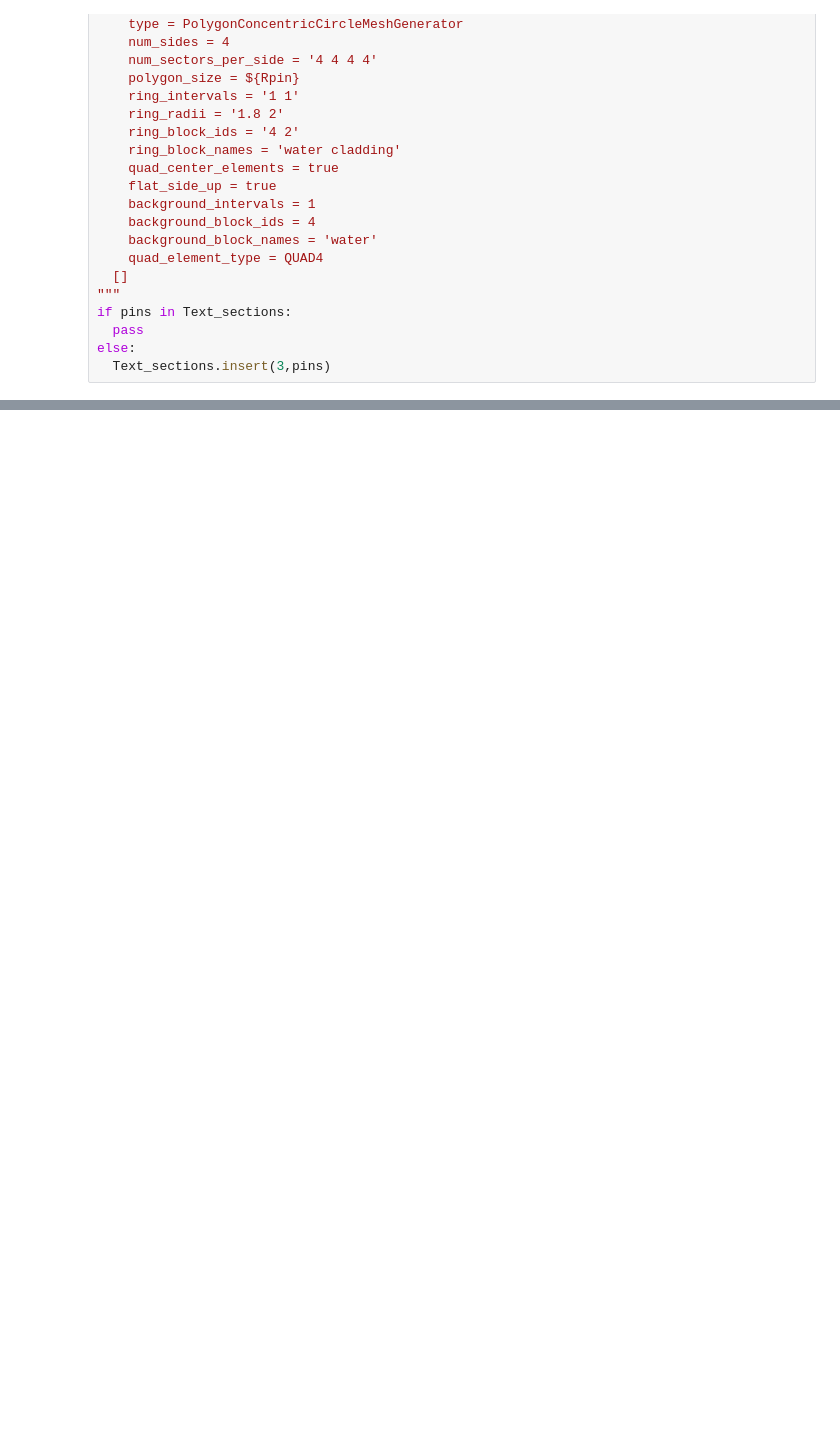
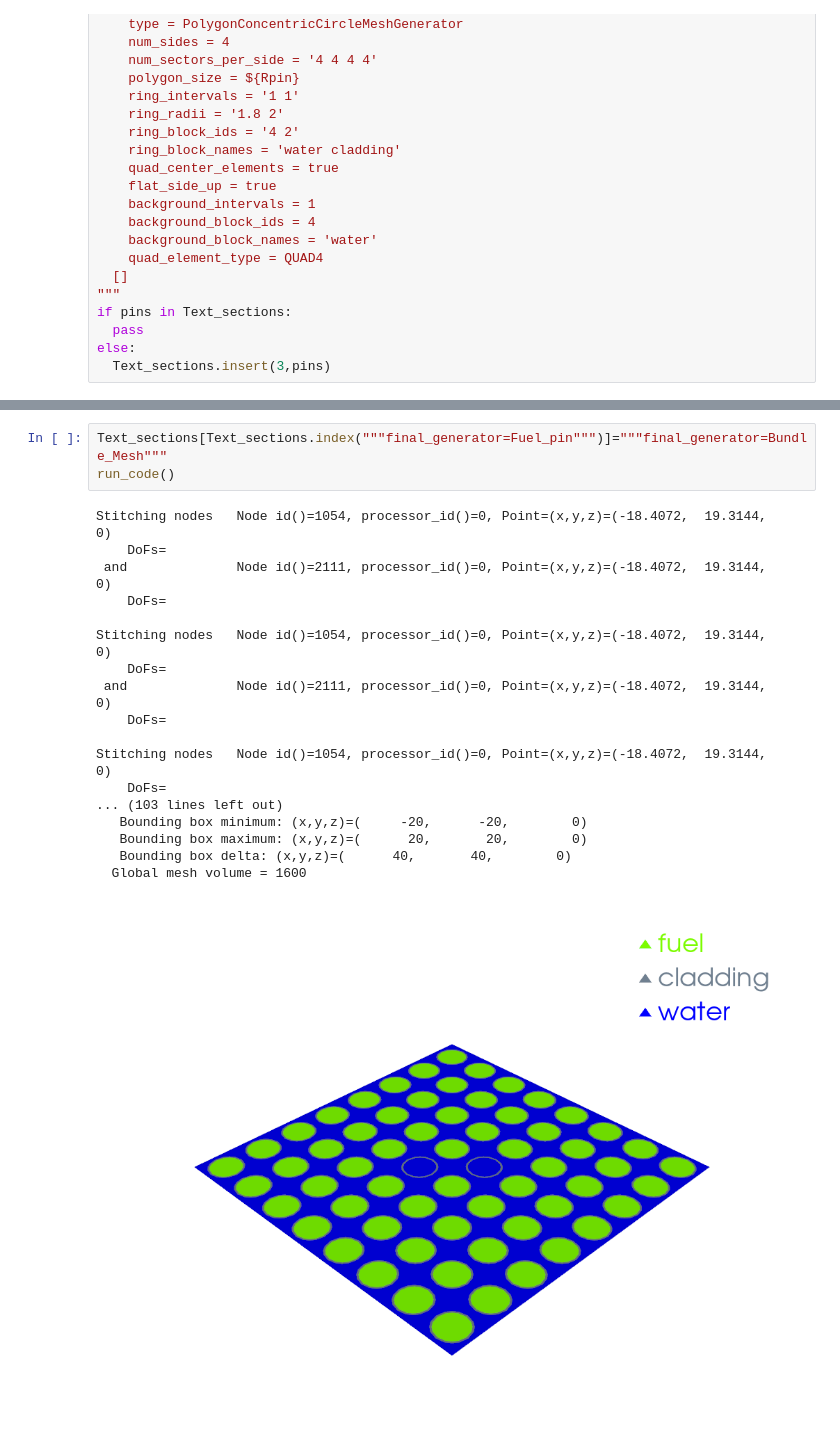
Before and after one commit to mykirby/SSTA-NEP, a Jupyter notebook: reactor_design/Tutorials/Making_complete_meshes.ipynb, the cells around one changed output, grey strips where cells are left out. Drawn from its saved outputs; the diff is of its cells as text; blank space fills up the shorter version.

```diff
--- a/reactor_design/Tutorials/Making_complete_meshes.ipynb
+++ b/reactor_design/Tutorials/Making_complete_meshes.ipynb
@@ -498,0 +671,22 @@ final_generator=Water_pin
+# %%
+Text_sections[Text_sections.index("""final_generator=Fuel_pin""")]="""final_generator=Bundle_Mesh"""
+run_code()
+# %% [output]
+Stitching nodes   Node id()=1054, processor_id()=0, Point=(x,y,z)=(-18.4072,  19.3144,        0)
+    DoFs=
+ and              Node id()=2111, processor_id()=0, Point=(x,y,z)=(-18.4072,  19.3144,        0)
+    DoFs=
+
+Stitching nodes   Node id()=1054, processor_id()=0, Point=(x,y,z)=(-18.4072,  19.3144,        0)
+    DoFs=
+ and              Node id()=2111, processor_id()=0, Point=(x,y,z)=(-18.4072,  19.3144,        0)
+    DoFs=
+
+Stitching nodes   Node id()=1054, processor_id()=0, Point=(x,y,z)=(-18.4072,  19.3144,        0)
+    DoFs=
+... (103 lines left out)
+   Bounding box minimum: (x,y,z)=(     -20,      -20,        0)
+   Bounding box maximum: (x,y,z)=(      20,       20,        0)
+   Bounding box delta: (x,y,z)=(      40,       40,        0)
+  Global mesh volume = 1600
+[figure, added]
```
Also changed, not shown: parts of 5 cells of this notebook.
